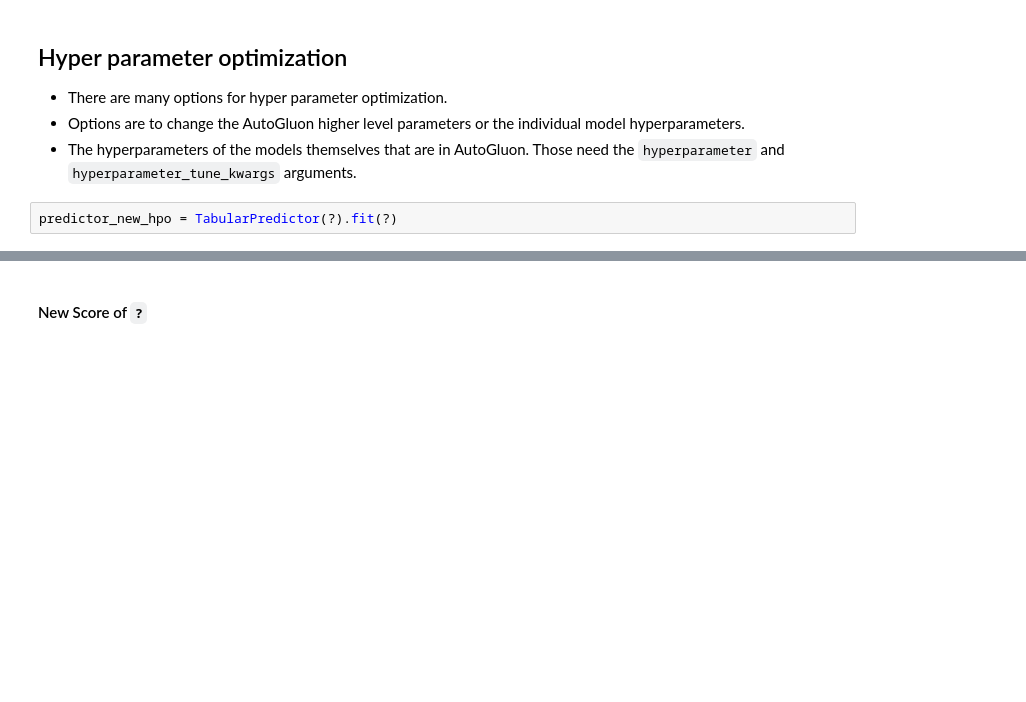
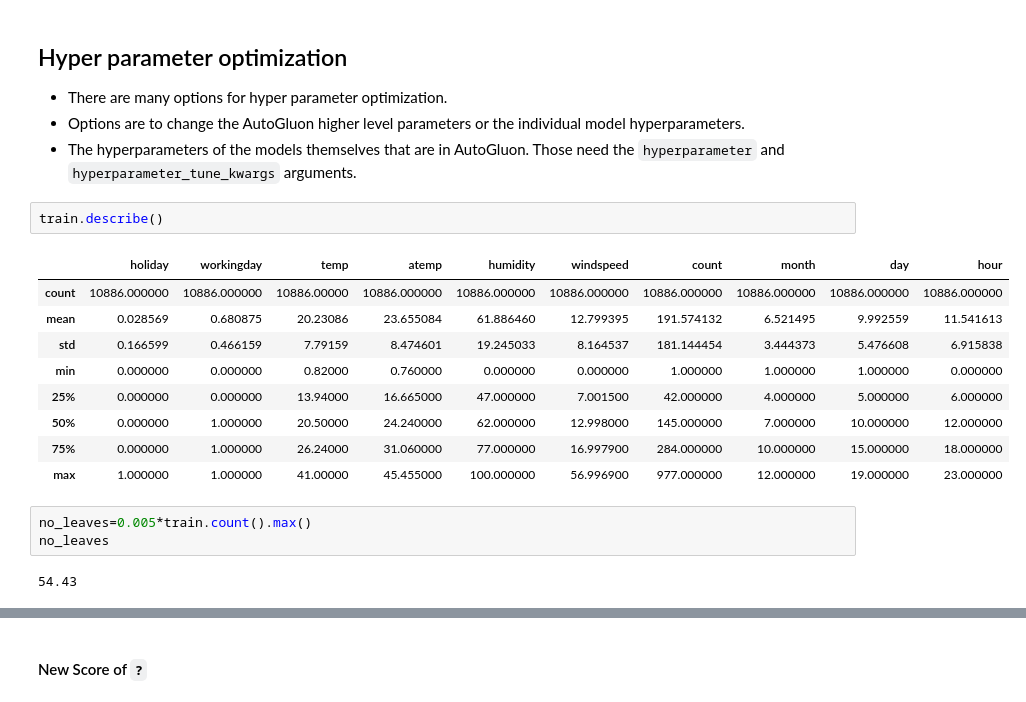
Before and after one commit to ahmedbadr97/Bike-Sharing-Demand-With-autoGluon, a Jupyter notebook: predict_Bike_Sharing.ipynb, the cells around one changed output, grey strips where cells are left out. Drawn from its saved outputs; the diff is of its cells as text; blank space fills up the shorter version.

```diff
--- a/predict_Bike_Sharing.ipynb
+++ b/predict_Bike_Sharing.ipynb
@@ -533,5 +529,20 @@ submission.csv               2022-10-31 21:58:41  first raw submission  complete
 * There are many options for hyper parameter optimization.
 * Options are to change the AutoGluon higher level parameters or the individual model hyperparameters.
 * The hyperparameters of the models themselves that are in AutoGluon. Those need the `hyperparameter` and `hyperparameter_tune_kwargs` arguments.
-# %%
-predictor_new_hpo = TabularPredictor(?).fit(?)
+# %%
+train.describe()
+# %% [output]
+|  | holiday | workingday | temp | atemp | humidity | windspeed | count | month | day | hour |
+| count | 10886.000000 | 10886.000000 | 10886.00000 | 10886.000000 | 10886.000000 | 10886.000000 | 10886.000000 | 10886.000000 | 10886.000000 | 10886.000000 |
+| mean | 0.028569 | 0.680875 | 20.23086 | 23.655084 | 61.886460 | 12.799395 | 191.574132 | 6.521495 | 9.992559 | 11.541613 |
+| std | 0.166599 | 0.466159 | 7.79159 | 8.474601 | 19.245033 | 8.164537 | 181.144454 | 3.444373 | 5.476608 | 6.915838 |
+| min | 0.000000 | 0.000000 | 0.82000 | 0.760000 | 0.000000 | 0.000000 | 1.000000 | 1.000000 | 1.000000 | 0.000000 |
+| 25% | 0.000000 | 0.000000 | 13.94000 | 16.665000 | 47.000000 | 7.001500 | 42.000000 | 4.000000 | 5.000000 | 6.000000 |
+| 50% | 0.000000 | 1.000000 | 20.50000 | 24.240000 | 62.000000 | 12.998000 | 145.000000 | 7.000000 | 10.000000 | 12.000000 |
+| 75% | 0.000000 | 1.000000 | 26.24000 | 31.060000 | 77.000000 | 16.997900 | 284.000000 | 10.000000 | 15.000000 | 18.000000 |
+| max | 1.000000 | 1.000000 | 41.00000 | 45.455000 | 100.000000 | 56.996900 | 977.000000 | 12.000000 | 19.000000 | 23.000000 |
+# %%
+no_leaves=0.005*train.count().max()
+no_leaves
+# %% [output]
+54.43
```
Also changed, not shown: parts of 46 cells of this notebook, 2 other files.
